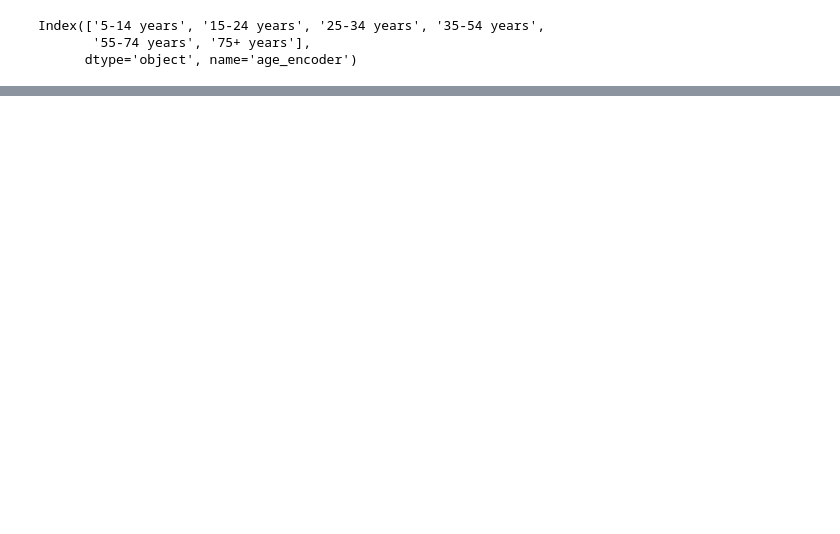
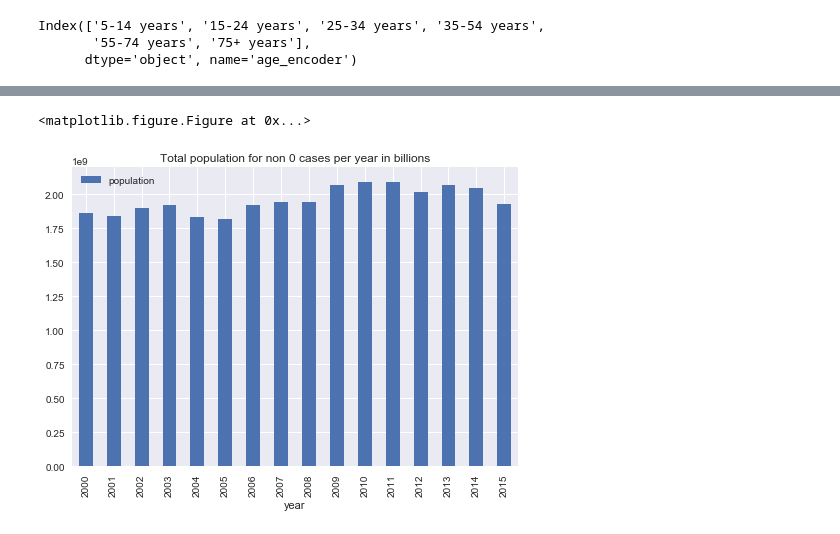
Before and after one commit to v2br/AI_study, a Jupyter notebook: preBootUnit4/suiside_review.ipynb, the cells around one changed output, grey strips where cells are left out. Cells and saved outputs as stored; diff of their text form; code cells hidden in the pictures; blank space fills up the shorter version.

```diff
--- a/preBootUnit4/suiside_review.ipynb
+++ b/preBootUnit4/suiside_review.ipynb
@@ -183,0 +237,9 @@ plt.show()
+# %%
+py=dfa.groupby('year')[['population']].sum()
+plt.figure(figsize=(12,10))
+py.plot(py.index, kind='bar', stacked=False, title='Total population for non 0 cases per year in billions' )
+plt.savefig("population_per_year.png")
+plt.show()
+# %% [output]
+<matplotlib.figure.Figure at 0x...>
+[figure, added]
```
Also changed, not shown: parts of 28 cells of this notebook, 10 other files.
